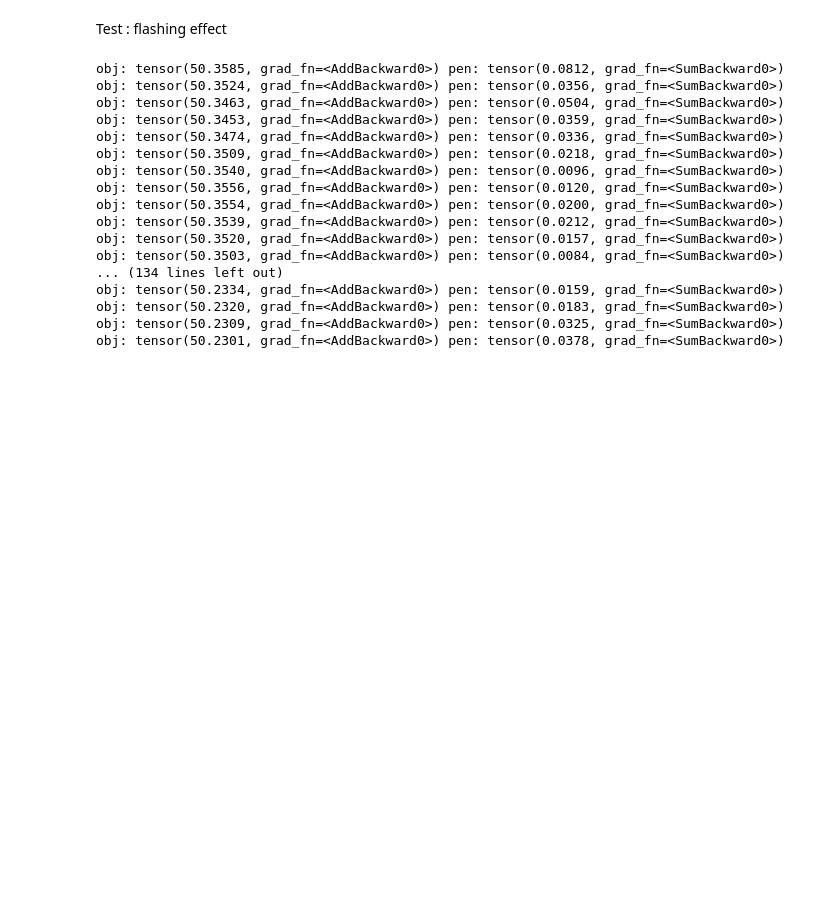
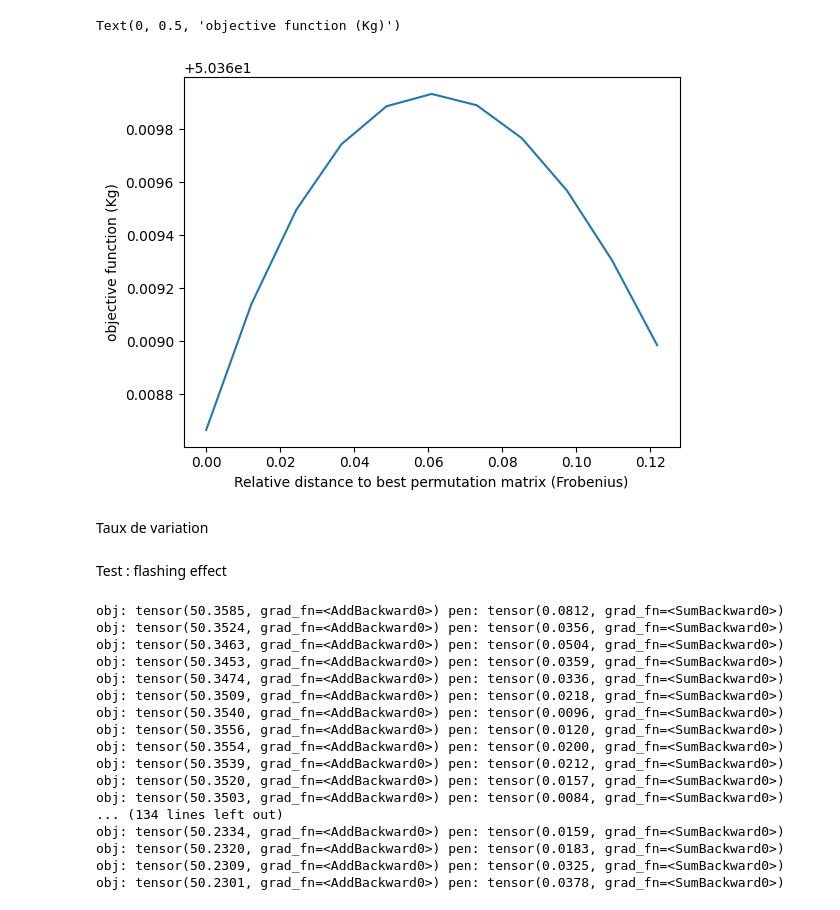
Before and after one commit to Octave289/stage_Inria, a Jupyter notebook: optimization_tests_2.ipynb, the cells around one changed output. Saved outputs shown, nothing was run; the diff lists cells and outputs as text; code cells hidden in the pictures; blank space fills up the shorter version.

```diff
--- a/optimization_tests_2.ipynb
+++ b/optimization_tests_2.ipynb
@@ -60,0 +140,5 @@ obj: tensor(50.0077, grad_fn=<AddBackward0>) pen: tensor(0.0252, grad_fn=<SumBac
+# %%
+def matrice_bistochastique_distance_d(M, d, H):
+    epsilon = d/np.linalg.norm(H - M, 'fro')
+    B = (1-epsilon)*M + epsilon*H
+    return B
@@ -60,0 +171,6 @@ obj: tensor(50.0077, grad_fn=<AddBackward0>) pen: tensor(0.0252, grad_fn=<SumBac
+# %%
+_, M, _ = meilleure_matrice_de_permutation(X_ini_one_layer(params["N"], params["nb_colonnes_default"]), T, params)
+res = solve_optimize(X_ini_one_layer(params["N"], params["nb_colonnes_default"]), T, params, matrix_to_vector(np.identity(params["N"])))
+R = vector_to_matrix(res.x, params["N"])
+
+H = M + (R - M)*2
@@ -60,0 +205,8 @@ obj: tensor(50.0077, grad_fn=<AddBackward0>) pen: tensor(0.0252, grad_fn=<SumBac
+# %%
+list = []
+for k in range(11): #nombre de matrices proches de la matrice de permutation
+    d = np.linalg.norm(H - M, 'fro')*k/10
+    B = matrice_bistochastique_distance_d(M, d, H)
+    print(B)
+    b = fonction_objectif(X_ini_one_layer(params["N"], params["nb_colonnes_default"]), T, B, params)
+    list.append(b)
@@ -60,0 +231,10 @@ obj: tensor(50.0077, grad_fn=<AddBackward0>) pen: tensor(0.0252, grad_fn=<SumBac
+# %%
+absc = [np.linalg.norm(R - M, 'fro')*k/(10*np.linalg.norm(M)) for k in range(11)]
+plt.plot(absc, list)
+plt.xlabel("Relative distance to best permutation matrix (Frobenius)")
+plt.ylabel("objective function (Kg)")
+# %% [output]
+Text(0, 0.5, 'objective function (Kg)')
+[figure, added]
+# %% [markdown]
+Taux de variation
```
Also changed, not shown: parts of 16 cells of this notebook, 22 other files.
